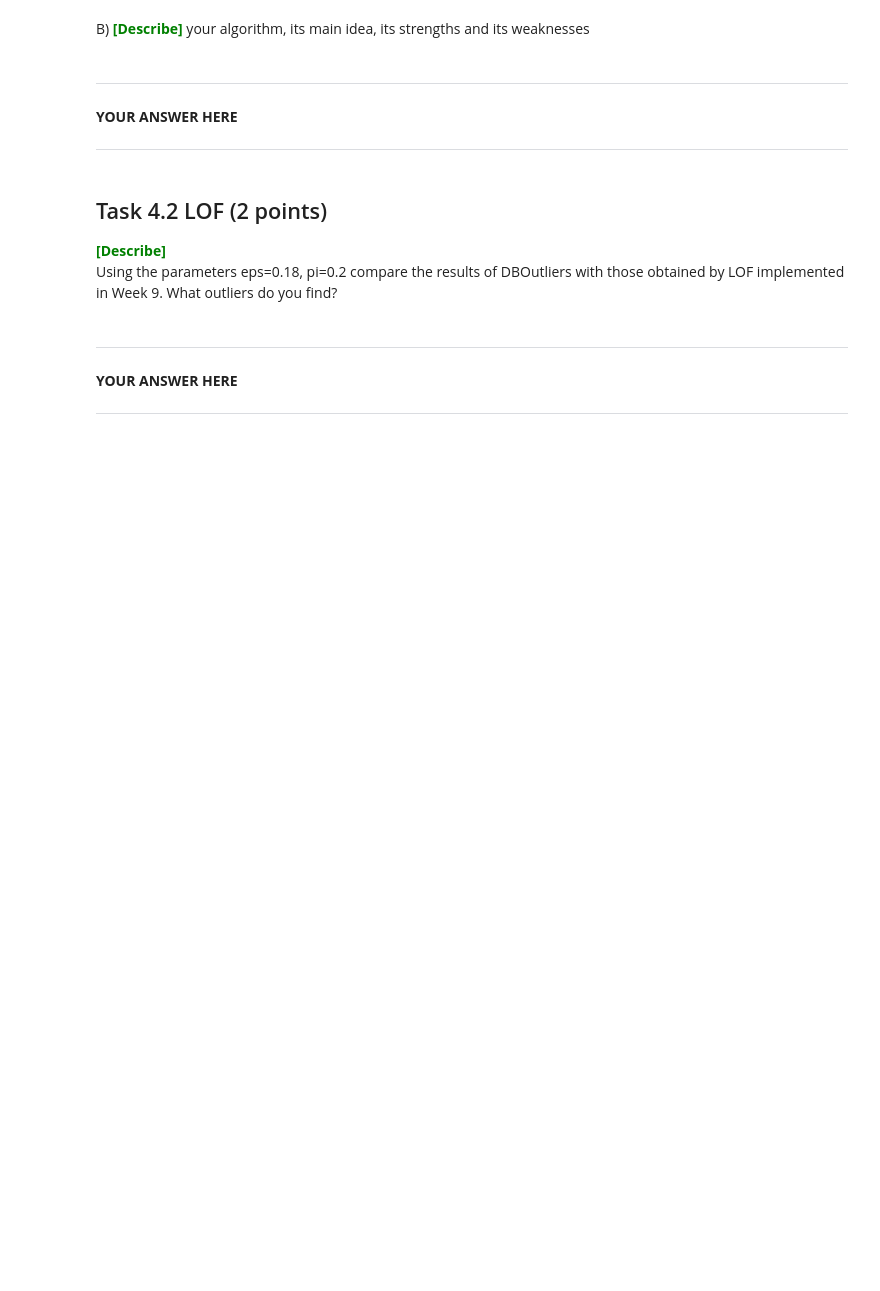
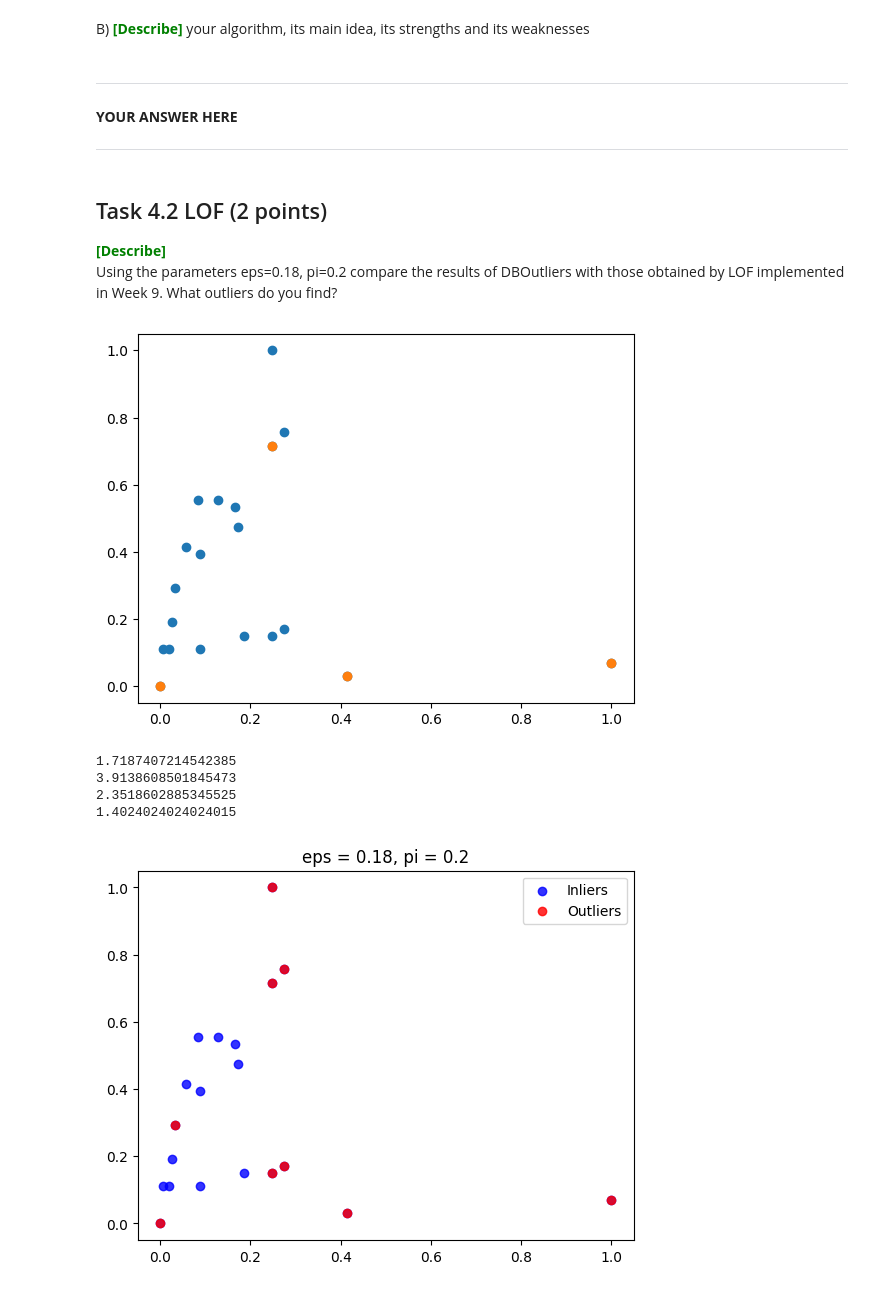
Before and after one commit to BjarkiKassOlsen/DM-Hand-In, a Jupyter notebook: handins/handin1.ipynb, the cells around one changed output. Drawn from its saved outputs; the diff is of its cells as text; code cells hidden in the pictures; blank space fills up the shorter version.

```diff
--- a/handins/handin1.ipynb
+++ b/handins/handin1.ipynb
@@ -1528,4 +1574,64 @@ Using the parameters eps=0.18, pi=0.2 compare the results of DBOutliers with tho
-# %% [markdown]
-*******************
-**YOUR ANSWER HERE**
-******************
+# %%
+X = X_norm
+
+neighborhoods  = []
+kdists         = []
+
+# Find neighbors and kdists
+for i, x in enumerate(X):
+    n = np.arange(X.shape[0])
+    d = np.zeros_like(n, dtype=float)
+    for j, x_ in enumerate(X):
+
+        if i == j: continue # skip i it self
+        d[j] = np.linalg.norm((x-x_), ord=1)
+    args = np.argsort(d)
+    ns = n[args]
+    ds = d[args]
+
+    kdist =  ds[k-1]
+    #print(f'd:{d}\nns:{ns}\nds: {ds}\nkdist:{kdist}')
+    kdists.append(kdist)
+    neighborhoods.append(ns[ds <= kdist])
+
+# Compute lrds
+reach_dist = lambda i, j: max(kdists[j], np.linalg.norm(X[i]-X[j], ord=1))
+lrds = []
+for i, x in enumerate(X):
+    lrd = 0
+    for j in neighborhoods[i]:
+        lrd += reach_dist(i, j)
+    lrd /= len(neighborhoods[i])-1
+    lrd = 1 / lrd
+    lrds.append(lrd)
+
+def LOF(i):
+    lof = np.sum([lrds[j] for j in neighborhoods[i]])/len(neighborhoods[i])
+    return lof / lrds[i]
+
+lofs = [LOF(i)> 1.30 for i in range(len(X))]
+
+plt.scatter(X[:,0],X[:,1])
+plt.scatter(X[lofs,0],X[lofs,1])
+plt.show()
+
+for i in range(len(lofs)):
+    if lofs[i]: print(LOF(i))
+
+
+
+
+
+outliers = DBOutliers(X_norm, 0.18, 0.2)
+plt.scatter(X_norm[:, 0], X_norm[:, 1], alpha=0.8, c='b')
+plt.scatter(X_norm[outliers, 0], X_norm[outliers, 1], alpha=0.8, c='r')
+plt.title('eps = {}, pi = {}'.format(0.18, 0.2))
+plt.legend(['Inliers', 'Outliers'])
+plt.show()
+# %% [output]
+[figure, added]
+1.7187407214542385
+3.9138608501845473
+2.3518602885345525
+1.4024024024024015
+[figure, added]
```
Also changed, not shown: parts of 16 cells of this notebook.
